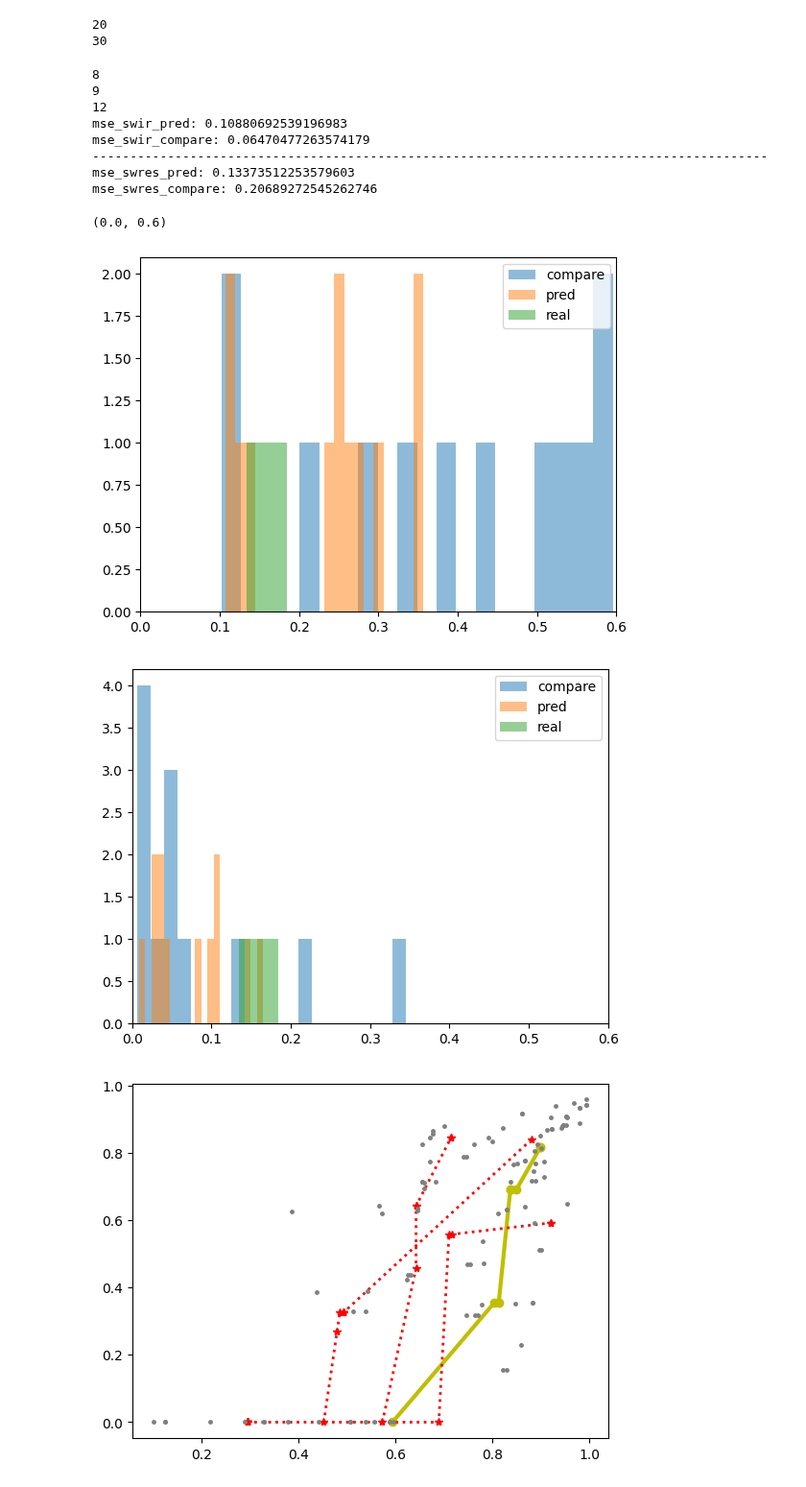
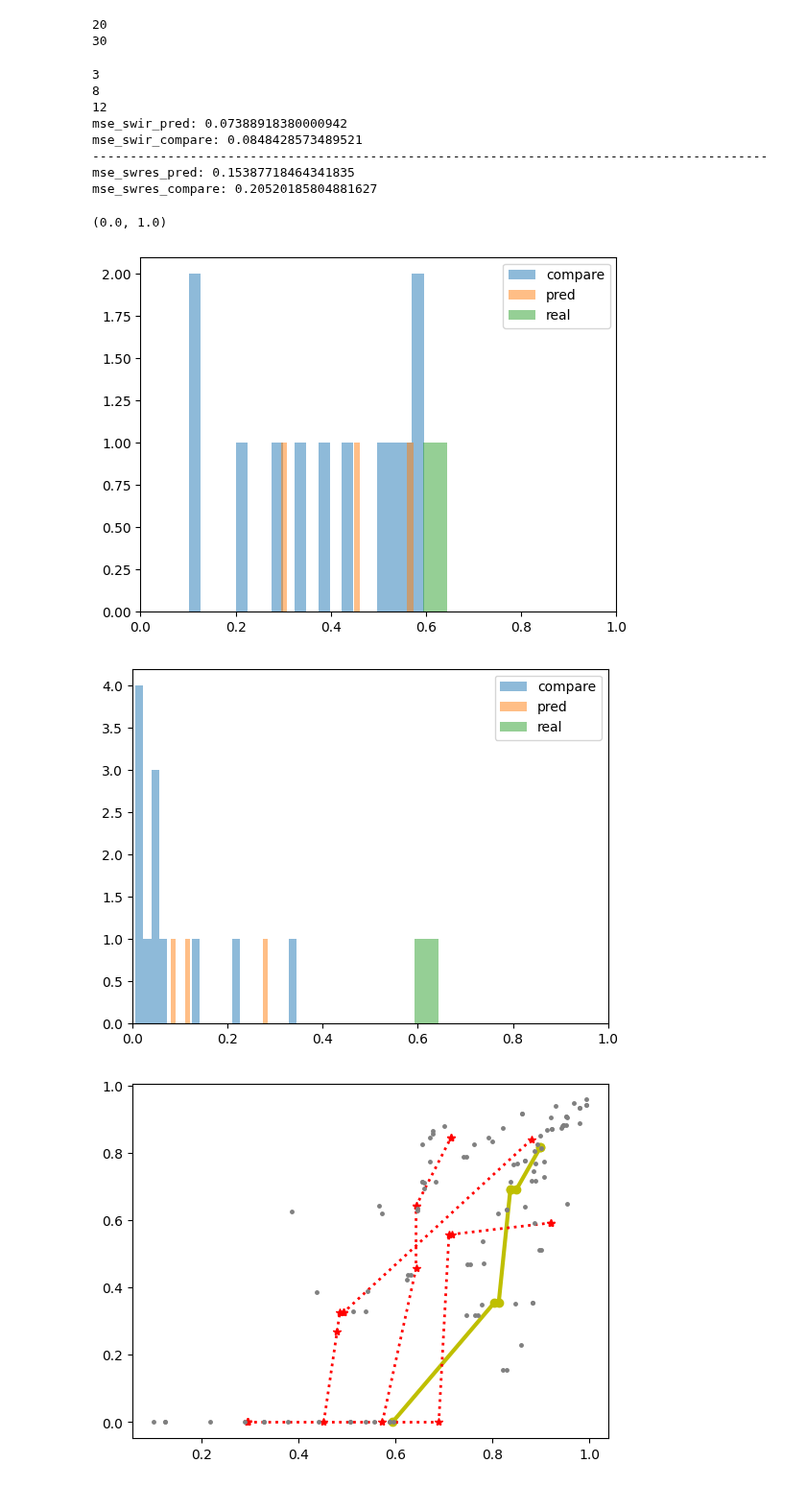
Before and after one commit to ZihanRen/poretransformer, a Jupyter notebook: lpu3dnet/post_process/decompose_kr.ipynb, the cells around one changed output. Shown at 96% size. Cells and saved outputs as stored; diff of their text form; code cells hidden in the pictures.

```diff
--- a/lpu3dnet/post_process/decompose_kr.ipynb
+++ b/lpu3dnet/post_process/decompose_kr.ipynb
@@ -100,12 +100,13 @@ print(len(sim_results[0]['generate']))
 20
 30
 # %%
-sample_idx = 0
+sample_idx = 2
 
 process_db_compare = []
 kr_compare = sim_results['compare']
 sw_irr_list_compare = []
 sw_res_list_compare = []
+
 for kr_per_ensemble in kr_compare:
     if kr_per_ensemble:
         db,sw_irr,snw_res = process_kr_db(kr_per_ensemble)
@@ -179,32 +180,32 @@ print (30*'---')
 print('mse_swres_pred:',mse_swres_pred)
 print('mse_swres_compare:',mse_swres_compare)
 # %% [output]
+3
 8
-9
 12
-mse_swir_pred: 0.10880692539196983
-mse_swir_compare: 0.06470477263574179
+mse_swir_pred: 0.07388918380000942
+mse_swir_compare: 0.0848428573489521
 ------------------------------------------------------------------------------------------
-mse_swres_pred: 0.13373512253579603
-mse_swres_compare: 0.20689272545262746
+mse_swres_pred: 0.15387718464341835
+mse_swres_compare: 0.20520185804881627
 # %%
 f = plt.figure()
 plt.hist(sw_res_list_compare, bins=20, alpha=0.5, label='compare')
 plt.hist(sw_res_list_pred, bins=20, alpha=0.5, label='pred')
 plt.hist([snw_res], bins=20, alpha=0.5, label='real')
 plt.legend(loc='upper right')
-plt.xlim(0,0.6)
+plt.xlim(0,1)
 
 f = plt.figure()
 plt.hist(sw_irr_list_compare, bins=20, alpha=0.5, label='compare')
 plt.hist(sw_irr_list_pred, bins=20, alpha=0.5, label='pred')
 plt.hist([snw_res], bins=20, alpha=0.5, label='real')
 plt.legend(loc='upper right')
-plt.xlim(0,0.6)
+plt.xlim(0,1)
 # %% [output]
-(0.0, 0.6)
+(0.0, 1.0)
-[figure, old version]
+[figure, new version]
-[figure, old version]
+[figure, new version]
 # %%
 plot_figure_air(process_db_real, process_db_pred, process_db_compare)
 plot_figure_water(process_db_real, process_db_pred, process_db_compare)
```
Also changed, not shown: parts of 1 cell of this notebook, 1 other file.
